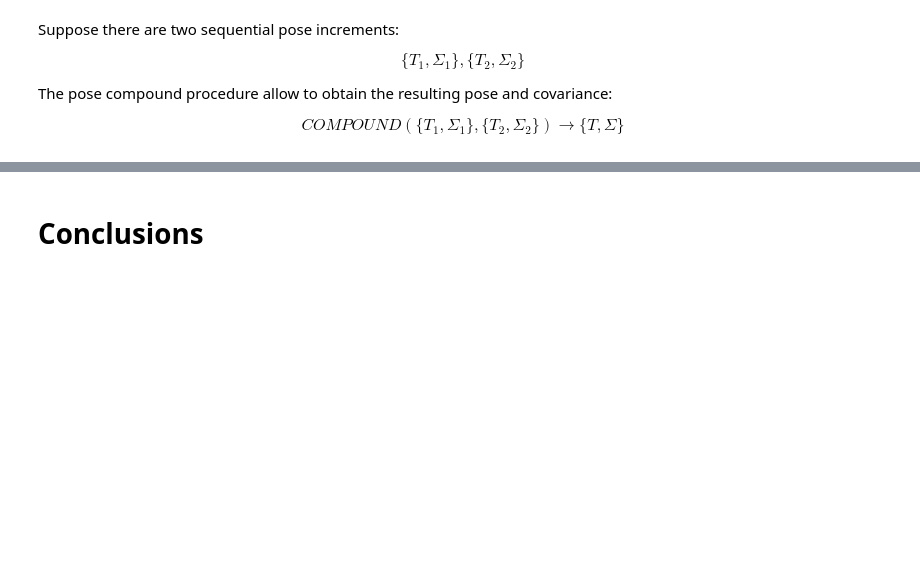
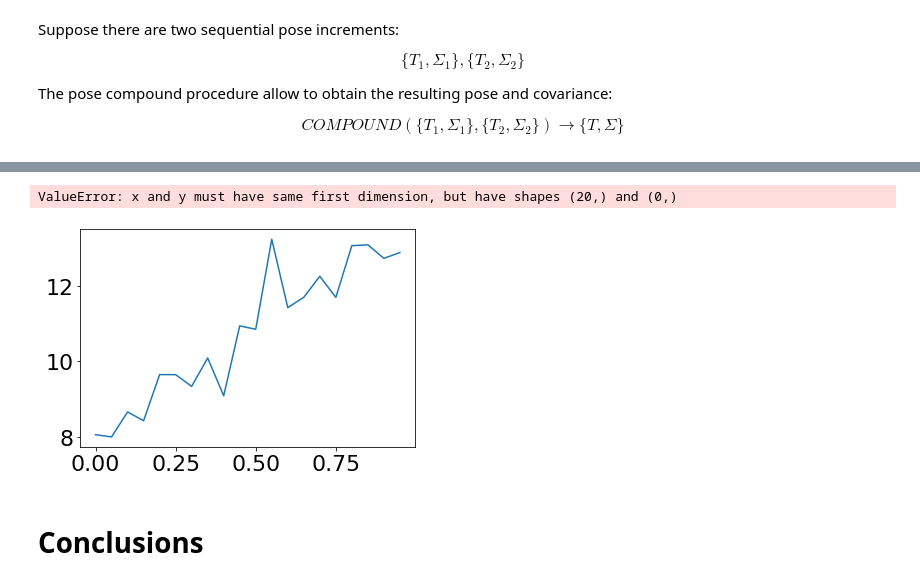
Before and after one commit to nosmokingsurfer/mrob_sandbox, a Jupyter notebook: ISP Research Project.ipynb, the cells around one changed output, grey strips where cells are left out. Saved outputs shown, nothing was run; the diff lists cells and outputs as text; code cells hidden in the pictures; blank space fills up the shorter version.

```diff
--- a/ISP Research Project.ipynb
+++ b/ISP Research Project.ipynb
@@ -482,0 +559,25 @@ sns.heatmap(sigma,annot=True)
+# %%
+M = 1_000
+
+err_1 = []
+err_2 = []
+
+for alpha in np.arange(0,1,0.05):
+    print("alpha", alpha)
+    xi_1 = np.array([0,0,np.pi/6,2,0,0])
+    T_1 = mrob.geometry.SE3(xi_1)
+    sigma_1 = alpha*np.diag([1/2,1,1/2,10,5,5])
+
+    xi_2 = np.array([0,0,np.pi/4,0,1,0])
+    T_2 = mrob.geometry.SE3(xi_2)
+    sigma_2 = alpha*np.diag([1/2,1/2,1,5,10,5])
+
+    T, sigma_mc =  compound_mc(T_1, sigma_1, T_2, sigma_2, M=M)
+
+
+    t1,s1 = compound_2nd(T_1, sigma_1, T_2, sigma_2)
+#     t2,s2 = compound_4th(T_1, sigma_1, T_2, sigma_2)
+
+
+    err_1.append(np.linalg.norm(sigma_mc - s1))
+#     err_2.append(np.linalg.norm(sigma_mc - s2))
@@ -483,3 +625,9 @@ sns.heatmap(sigma,annot=True)
+# %%
+plt.plot(np.arange(0,1,0.05),err_1)
+plt.plot(np.arange(0,1,0.05),err_2)
+# %% [output]
+ValueError: x and y must have same first dimension, but have shapes (20,) and (0,)
+[figure, added]
 # %% [markdown]
 # Conclusions
 # %% [markdown]
```
Also changed, not shown: parts of 32 cells of this notebook, 1 other file.
